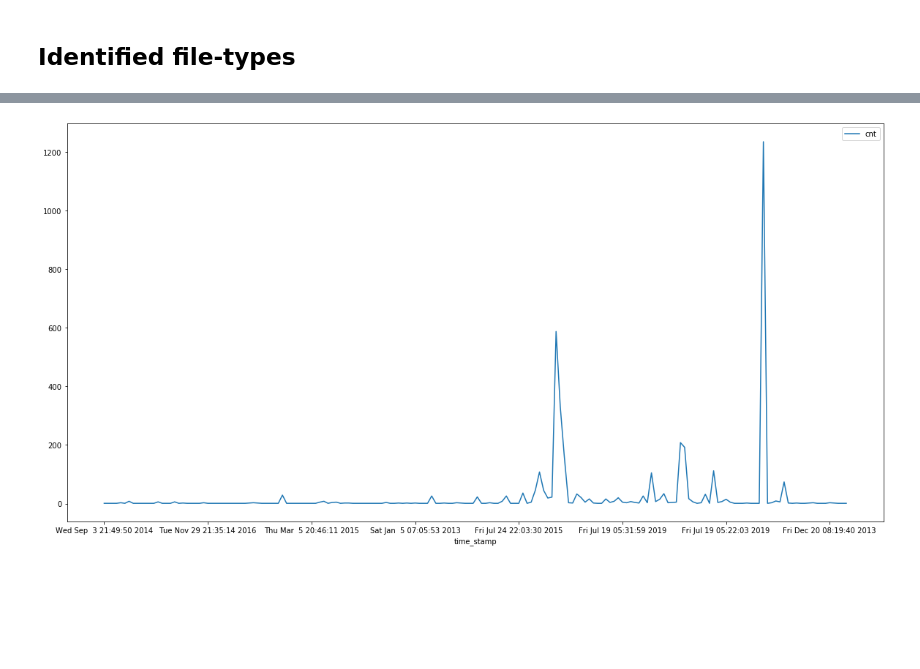
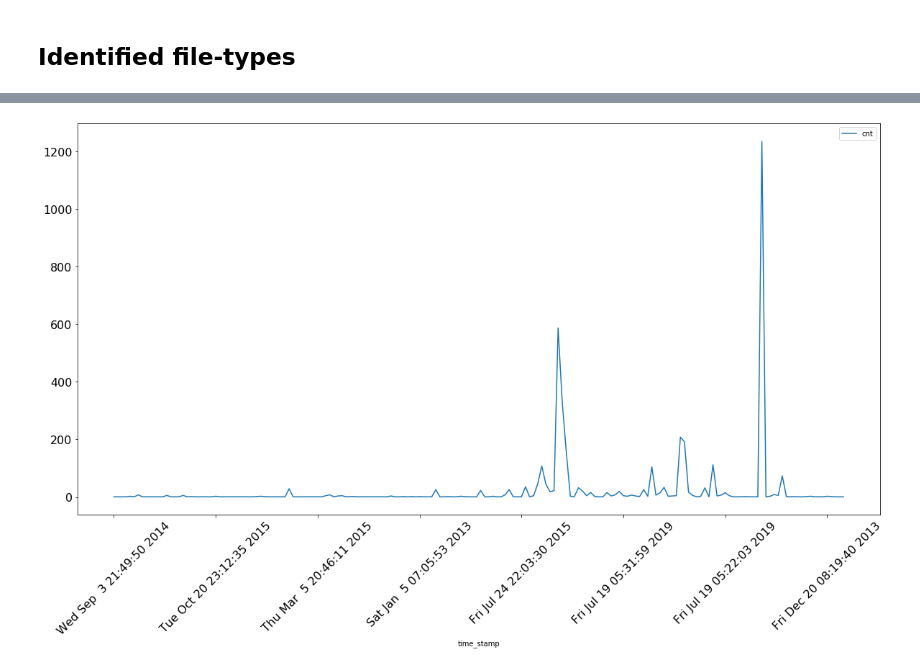
Before and after one commit to k-gomez/tesla-ap-analysis, a Jupyter notebook: src/tesla-ap.ipynb, the cells around one changed output, grey strips where cells are left out. Drawn from its saved outputs; the diff is of its cells as text; code cells hidden in the pictures; blank space fills up the shorter version.

```diff
--- a/src/tesla-ap.ipynb
+++ b/src/tesla-ap.ipynb
@@ -27,3 +21,41 @@ from scipy.signal import argrelextrema
 %matplotlib inline
 # %% [markdown]
 ## Get data from mounted SQFS
+# %%
+dir_path = "/mnt/sqfs1" # Mount-point of the SquashFS
+
+cnt_files = 0
+cnt_dirs = 0
+
+cnt_ext = collections.Counter() # Counter for file-types
+cnt_brk_ext = 0
+
+cnt_tsp = collections.Counter() # Counter for file time-stamps
+cnt_brk_tsp = 0
+
+for base, dirs, files in os.walk(dir_path):
+    os.listdir(dir_path)
+    for directory in dirs:
+        cnt_dirs += 1
+    for file in files:
+        name, ext = os.path.splitext(file)
+        cnt_ext[ext] += 1
+        try:
+            stat = os.stat(base + "/" + file)
+            cnt_tsp[time.ctime(stat.st_mtime)] += 1
+        except:
+            cnt_brk_tsp += 1
+            pass
+        cnt_files += 1
+        try:
+            m_type = magic.from_file(base + "/" + file)
+            # add to numpy array
+        except:
+            cnt_brk_ext += 1
+            pass
+
+print('Number of files:',cnt_files)
+print('Number of directories:',cnt_dirs)
+print('Total:',(cnt_files + cnt_dirs))
+print('Number of broken files with non-valid type:', cnt_brk_ext)
+print('Number of files with no time-stamp:', cnt_brk_tsp)
@@ -84,14 +146,15 @@ df_ftype.plot(x='file_type', y='count', kind='bar', figsize=(20, 10))
 # Plot file time-stamps based on their count.
 df_tsp_cnt = pd.DataFrame.from_dict(cnt_tsp, orient='index').reset_index().sort_values(by='index', ascending=False)
 df_tsp_cnt = df_tsp_cnt.rename(columns={'index':'time_stamp', 0:'cnt'})
-df_tsp_cnt.plot(x='time_stamp', y='cnt', kind='line', figsize=(20, 10))
+df_tsp_cnt.plot(x='time_stamp', y='cnt', kind='line', figsize=(20, 10), rot=45, fontsize=16)
+plt.savefig('time-stamps.png')
 
 # Sort dataframe bsed on their count and highlight top dates.
 df_sort_cnt = pd.DataFrame.from_dict(cnt_tsp, orient='index').reset_index().sort_values(by=0, ascending=False)
 df_sort_cnt = df_sort_cnt.rename(columns={'index':'time_stamp', 0:'cnt'})
 
 print("Top dates:\n")
-print(df_sort_cnt.head(5).to_string(index=False, header=False))
+print(df_sort_cnt.head(10).to_string(index=False, header=False))
 # %% [output]
 Top dates:
 
@@ -103 +171 @@ Fri Jul 19 05:28:03 2019  192
-[figure, old version]
+[figure, new version]
```
Also changed, not shown: parts of 7 cells of this notebook, 2 other files.
